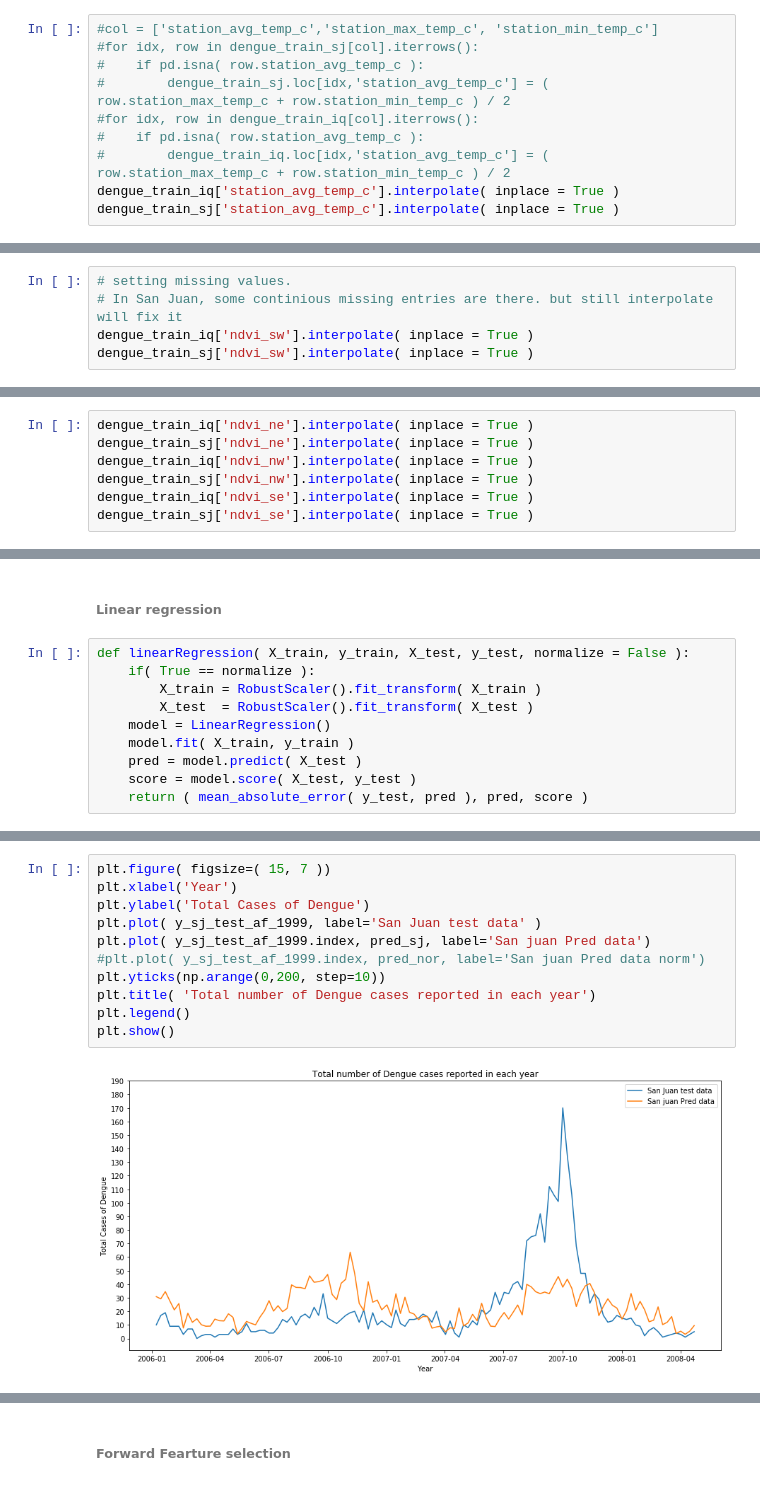
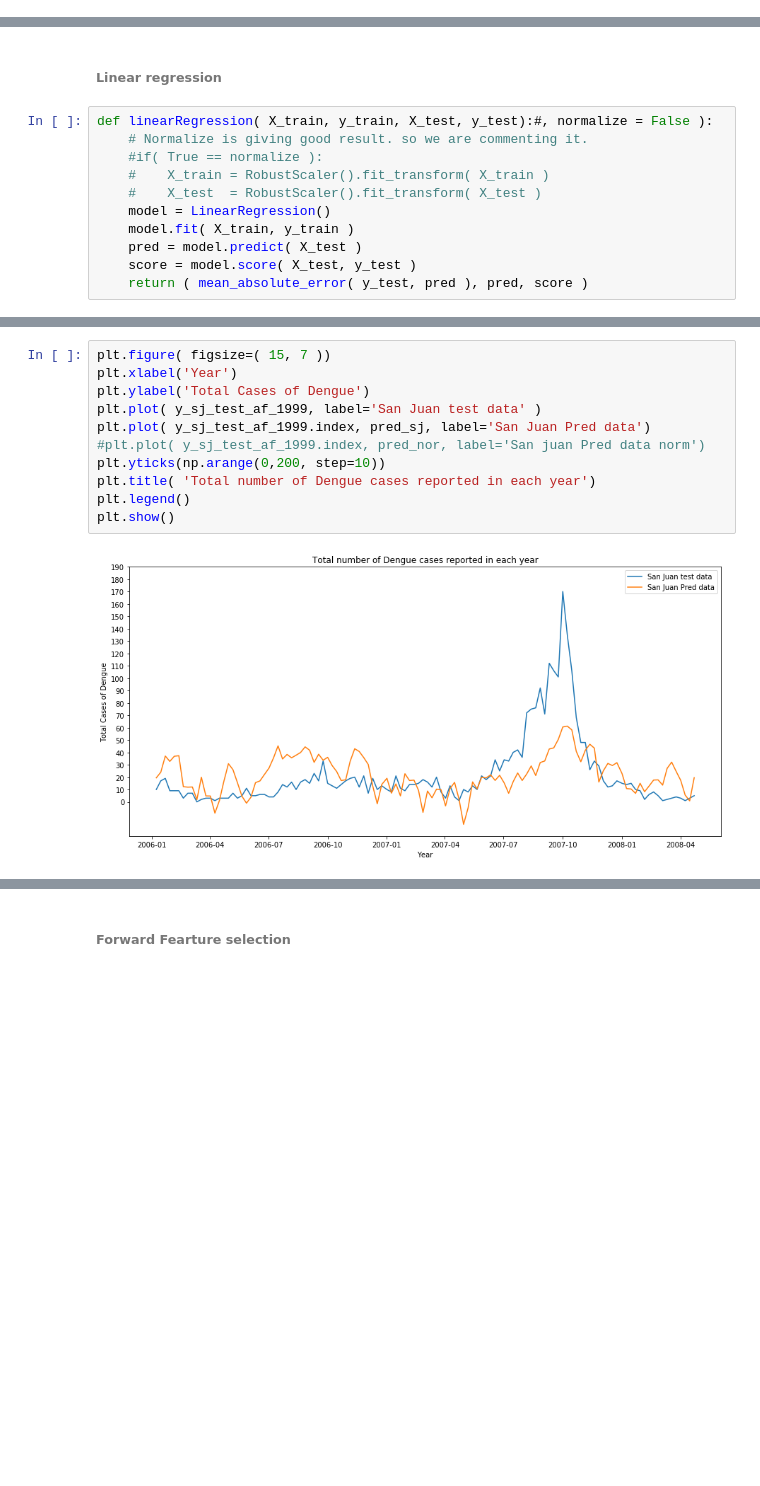
Before and after one commit to febil/Data-Science, a Jupyter notebook: Applied-Machine-Learning/Capstone Project/Source/Dengue_LinearRegression.ipynb, the cells around one changed output, grey strips where cells are left out. Cells and saved outputs as stored; diff of their text form; blank space fills up the shorter version.

```diff
--- a/Applied-Machine-Learning/Capstone Project/Source/Dengue_LinearRegression.ipynb
+++ b/Applied-Machine-Learning/Capstone Project/Source/Dengue_LinearRegression.ipynb
@@ -1214,10 +69,0 @@ dengue_train_sj[dengue_train_sj['station_avg_temp_c'].isnull()]
-# %%
-#col = ['station_avg_temp_c','station_max_temp_c', 'station_min_temp_c']
-#for idx, row in dengue_train_sj[col].iterrows():
-#    if pd.isna( row.station_avg_temp_c ):
-#        dengue_train_sj.loc[idx,'station_avg_temp_c'] = ( row.station_max_temp_c + row.station_min_temp_c ) / 2
-#for idx, row in dengue_train_iq[col].iterrows():
-#    if pd.isna( row.station_avg_temp_c ):
-#        dengue_train_iq.loc[idx,'station_avg_temp_c'] = ( row.station_max_temp_c + row.station_min_temp_c ) / 2
-dengue_train_iq['station_avg_temp_c'].interpolate( inplace = True )
-dengue_train_sj['station_avg_temp_c'].interpolate( inplace = True )
@@ -1237,5 +69,0 @@ dengue_train_sj['station_avg_temp_c'].interpolate( inplace = True )
-# %%
-# setting missing values.
-# In San Juan, some continious missing entries are there. but still interpolate will fix it
-dengue_train_iq['ndvi_sw'].interpolate( inplace = True )
-dengue_train_sj['ndvi_sw'].interpolate( inplace = True )
@@ -1264,7 +69,0 @@ dengue_train_sj[dengue_train_sj['ndvi_se'].isnull()]
-# %%
-dengue_train_iq['ndvi_ne'].interpolate( inplace = True )
-dengue_train_sj['ndvi_ne'].interpolate( inplace = True )
-dengue_train_iq['ndvi_nw'].interpolate( inplace = True )
-dengue_train_sj['ndvi_nw'].interpolate( inplace = True )
-dengue_train_iq['ndvi_se'].interpolate( inplace = True )
-dengue_train_sj['ndvi_se'].interpolate( inplace = True )
@@ -1364,10 +167,11 @@ y_sj_test.shape
 # %% [markdown]
 ###### Linear regression
 # %%
-def linearRegression( X_train, y_train, X_test, y_test, normalize = False ):
-    if( True == normalize ):
-        X_train = RobustScaler().fit_transform( X_train )
-        X_test  = RobustScaler().fit_transform( X_test )
+def linearRegression( X_train, y_train, X_test, y_test):#, normalize = False ):
+    # Normalize is giving good result. so we are commenting it.
+    #if( True == normalize ):
+    #    X_train = RobustScaler().fit_transform( X_train )
+    #    X_test  = RobustScaler().fit_transform( X_test )
     model = LinearRegression()
     model.fit( X_train, y_train )
     pred = model.predict( X_test )
@@ -1429,16 +223,16 @@ Linear Regression Iquitos  MAE : 7.779590608720357
 # %%
 plt.figure( figsize=( 15, 7 ))
 plt.xlabel('Year')
 plt.ylabel('Total Cases of Dengue')
 plt.plot( y_sj_test_af_1999, label='San Juan test data' )
-plt.plot( y_sj_test_af_1999.index, pred_sj, label='San juan Pred data')
+plt.plot( y_sj_test_af_1999.index, pred_sj, label='San Juan Pred data')
 #plt.plot( y_sj_test_af_1999.index, pred_nor, label='San juan Pred data norm')
 plt.yticks(np.arange(0,200, step=10))
 plt.title( 'Total number of Dengue cases reported in each year')
 plt.legend()
 plt.show()
 # %% [output]
-[figure, old version]
+[figure, new version]
 # %%
 # using train_test_split. Earlier we split based on date.
 X = pd.DataFrame( dengue_train_sj_after_1998 )
```
Also changed, not shown: parts of 262 cells of this notebook, 53 other files.
